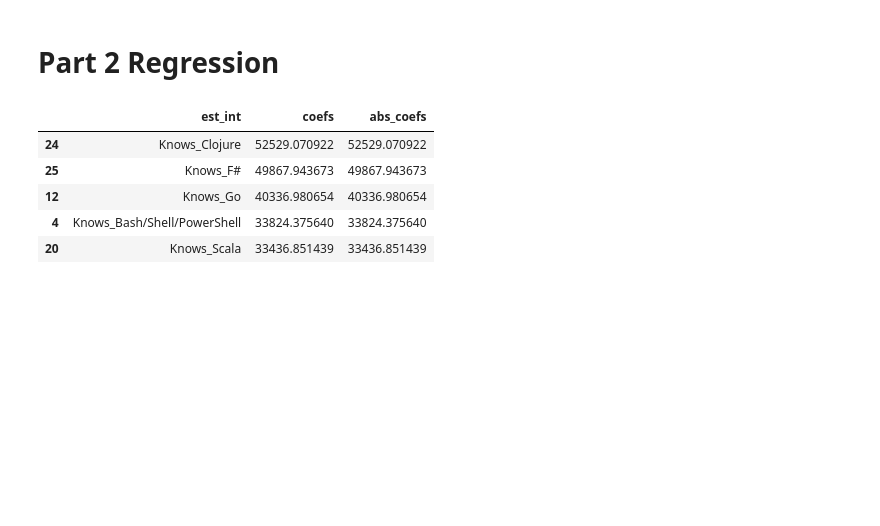
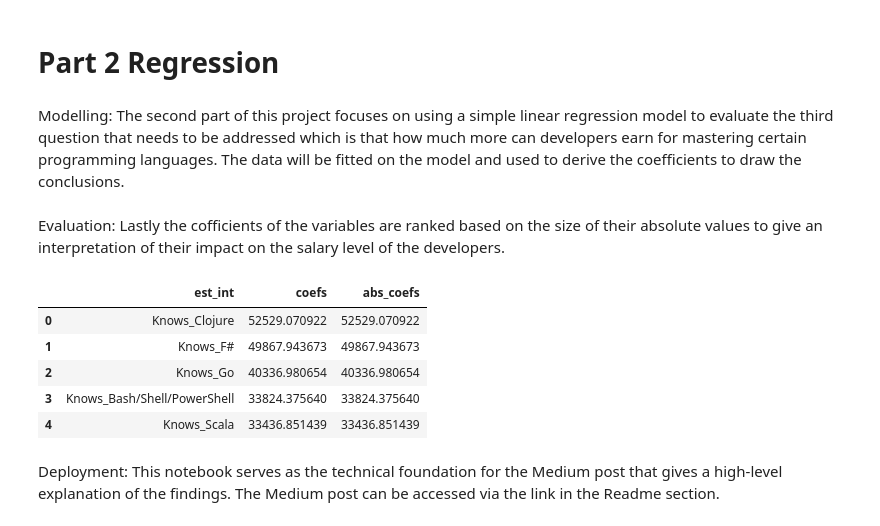
Before and after one commit to forestphilosophy/Data-Science-Nanodegree, a Jupyter notebook: Data Science Nanodegree Project.ipynb, the cells around one changed output. Cells and saved outputs as stored; diff of their text form; code cells hidden in the pictures; blank space fills up the shorter version.

```diff
--- a/Data Science Nanodegree Project.ipynb
+++ b/Data Science Nanodegree Project.ipynb
@@ -77,6 +109,8 @@ make_graphs('LanguageWorkedWith')
 [figure]
 # %% [markdown]
 # Part 2 Regression
+# %% [markdown]
+Modelling: The second part of this project focuses on using a simple linear regression model to evaluate the third question that needs to be addressed which is that how much more can developers earn for mastering certain programming languages. The data will be fitted on the model and used to derive the coefficients to draw the conclusions.
 # %%
 def get_languages(df):
     '''
@@ -118,24 +152,28 @@ def coef_weights(coefficients, X_train):
     coefs_df['abs_coefs'] = np.abs(lm_model.coef_)
     coefs_df = coefs_df.sort_values('abs_coefs', ascending=False)
     return coefs_df
+# %% [markdown]
+Evaluation: Lastly the cofficients of the variables are ranked based on the size of their absolute values to give an interpretation of their impact on the salary level of the developers.
 # %%
 #Dividing the dataset into test and training sets, fitting the model and finally predict the results
 df_final = get_languages(df)
 X = df_final.drop('ConvertedComp',axis=1)
 y = df_final['ConvertedComp']
 lm_model = LinearRegression(normalize=True)
 X_train,X_test,y_train,y_test = train_test_split(X,y,test_size=0.3, random_state=42)
 lm_model.fit(X_train,y_train)
 y_preds = lm_model.predict(X_test)
 
 #Use the function to plot top variables based on coefficients
 coef_df = coef_weights(lm_model.coef_, X_train)
 #A quick look at the top results
-coef_df.head(5)
+coef_df.head(5).reset_index().drop('index',axis=1)
 # %% [output]
 |  | est_int | coefs | abs_coefs |
-| 24 | Knows_Clojure | 52529.070922 | 52529.070922 |
-| 25 | Knows_F# | 49867.943673 | 49867.943673 |
-| 12 | Knows_Go | 40336.980654 | 40336.980654 |
-| 4 | Knows_Bash/Shell/PowerShell | 33824.375640 | 33824.375640 |
-| 20 | Knows_Scala | 33436.851439 | 33436.851439 |
+| 0 | Knows_Clojure | 52529.070922 | 52529.070922 |
+| 1 | Knows_F# | 49867.943673 | 49867.943673 |
+| 2 | Knows_Go | 40336.980654 | 40336.980654 |
+| 3 | Knows_Bash/Shell/PowerShell | 33824.375640 | 33824.375640 |
+| 4 | Knows_Scala | 33436.851439 | 33436.851439 |
+# %% [markdown]
+Deployment: This notebook serves as the technical foundation for the Medium post that gives a high-level explanation of the findings. The Medium post can be accessed via the link in the Readme section.
```
Also changed, not shown: parts of 6 cells of this notebook.
